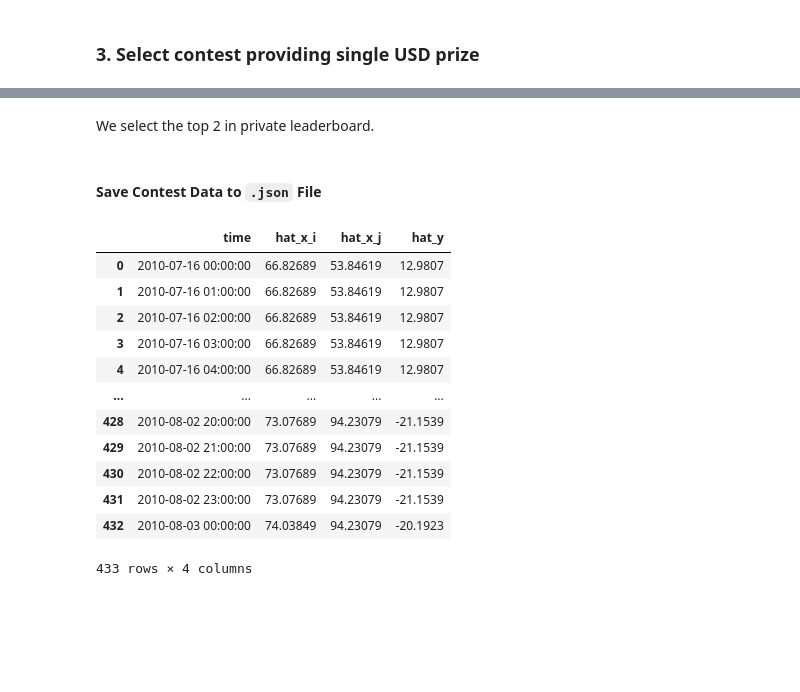
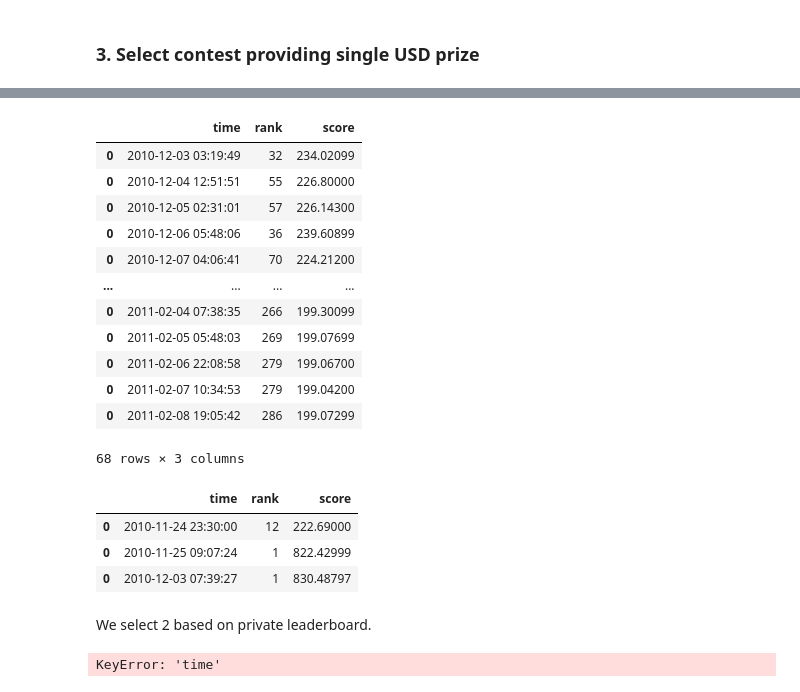
Before and after one commit to zhuanglinsheng/kaggle-contest-design, a Jupyter notebook: metakaggle/_data_clean.ipynb, the cells around one changed output, grey strips where cells are left out. Cells and saved outputs as stored; diff of their text form; code cells hidden in the pictures; blank space fills up the shorter version.

```diff
--- a/metakaggle/_data_clean.ipynb
+++ b/metakaggle/_data_clean.ipynb
@@ -226,2 +217,0 @@ def contest_basic_info(contest_id: int):
-# %%
-deadline = contest_basic_info(2435)
@@ -264,7 +324,16 @@ def leaderboard_fulfill(tbl_contest_submissions, deadline: datetime):
 # %%
+contest_id = 2467
+
+# Contest settings
+deadline, prize, max_daily_submit, percentage = contest_basic_setting(contest_id)
+print('>>> prize =', prize)
+print('>>> percentage =', percentage, '%')
+print('>>> daily submit (max) =', max_daily_submit)
+print('>>> deadline =', deadline)
+
 # Display basic info
-tbl_submissions_2435 = contest_basic_submission_info(2435)
+tbl_submissions_specific = contest_basic_submission_info(contest_id)
 
 # Create leaderboard
-leaderboard_pub, leaderboard_pri = leaderboard_fulfill(tbl_submissions_2435, deadline)
+leaderboard_pub, leaderboard_pri = leaderboard_fulfill(tbl_submissions_specific, deadline)
 # %% [output]
@@ -295,4 +405,25 @@ print(tbl_submissions_2435_pri_top)
+# %%
+leaderboard_pub.submission_records_of(1898)
+# %% [output]
+|  | time | rank | score |
+| 0 | 2010-12-03 03:19:49 | 32 | 234.02099 |
+| 0 | 2010-12-04 12:51:51 | 55 | 226.80000 |
+| 0 | 2010-12-05 02:31:01 | 57 | 226.14300 |
+| 0 | 2010-12-06 05:48:06 | 36 | 239.60899 |
+| 0 | 2010-12-07 04:06:41 | 70 | 224.21200 |
+| ... | ... | ... | ... |
+| 0 | 2011-02-04 07:38:35 | 266 | 199.30099 |
+| 0 | 2011-02-05 05:48:03 | 269 | 199.07699 |
+| 0 | 2011-02-06 22:08:58 | 279 | 199.06700 |
+| 0 | 2011-02-07 10:34:53 | 279 | 199.04200 |
+| 0 | 2011-02-08 19:05:42 | 286 | 199.07299 |
+68 rows × 3 columns
+# %%
+leaderboard_pub.submission_records_of(1599)
+# %% [output]
+|  | time | rank | score |
+| 0 | 2010-11-24 23:30:00 | 12 | 222.69000 |
+| 0 | 2010-11-25 09:07:24 | 1 | 822.42999 |
+| 0 | 2010-12-03 07:39:27 | 1 | 830.48797 |
 # %% [markdown]
-We select the top 2 in private leaderboard.
+We select 2 based on private leaderboard.
-# %% [markdown]
-#### Save Contest Data to `.json` File
@@ -302,17 +430,5 @@ We select the top 2 in private leaderboard.
 # %%
-tbl_hat_y = leaderboard_pub.real_time_gap_between(788, 751, delta=timedelta(hours=1))
+tbl_hat_y = leaderboard_pub.real_time_gap_between(2336, 2394, delta=timedelta(hours=1))
 tbl_hat_y
 # %% [output]
-|  | time | hat_x_i | hat_x_j | hat_y |
-| 0 | 2010-07-16 00:00:00 | 66.82689 | 53.84619 | 12.9807 |
-| 1 | 2010-07-16 01:00:00 | 66.82689 | 53.84619 | 12.9807 |
-| 2 | 2010-07-16 02:00:00 | 66.82689 | 53.84619 | 12.9807 |
-| 3 | 2010-07-16 03:00:00 | 66.82689 | 53.84619 | 12.9807 |
-| 4 | 2010-07-16 04:00:00 | 66.82689 | 53.84619 | 12.9807 |
-| ... | ... | ... | ... | ... |
-| 428 | 2010-08-02 20:00:00 | 73.07689 | 94.23079 | -21.1539 |
-| 429 | 2010-08-02 21:00:00 | 73.07689 | 94.23079 | -21.1539 |
-| 430 | 2010-08-02 22:00:00 | 73.07689 | 94.23079 | -21.1539 |
-| 431 | 2010-08-02 23:00:00 | 73.07689 | 94.23079 | -21.1539 |
-| 432 | 2010-08-03 00:00:00 | 74.03849 | 94.23079 | -20.1923 |
-433 rows × 4 columns
+KeyError: 'time'
```
Also changed, not shown: parts of 22 cells of this notebook, 9 other files.
